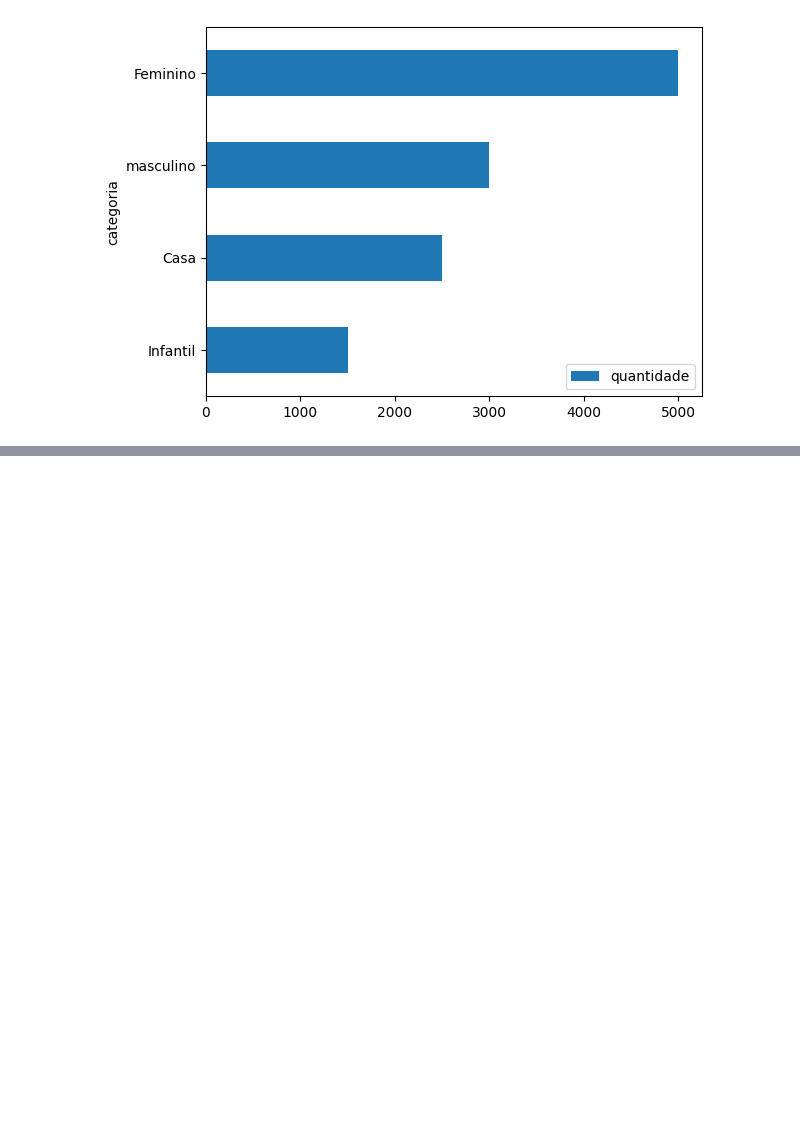
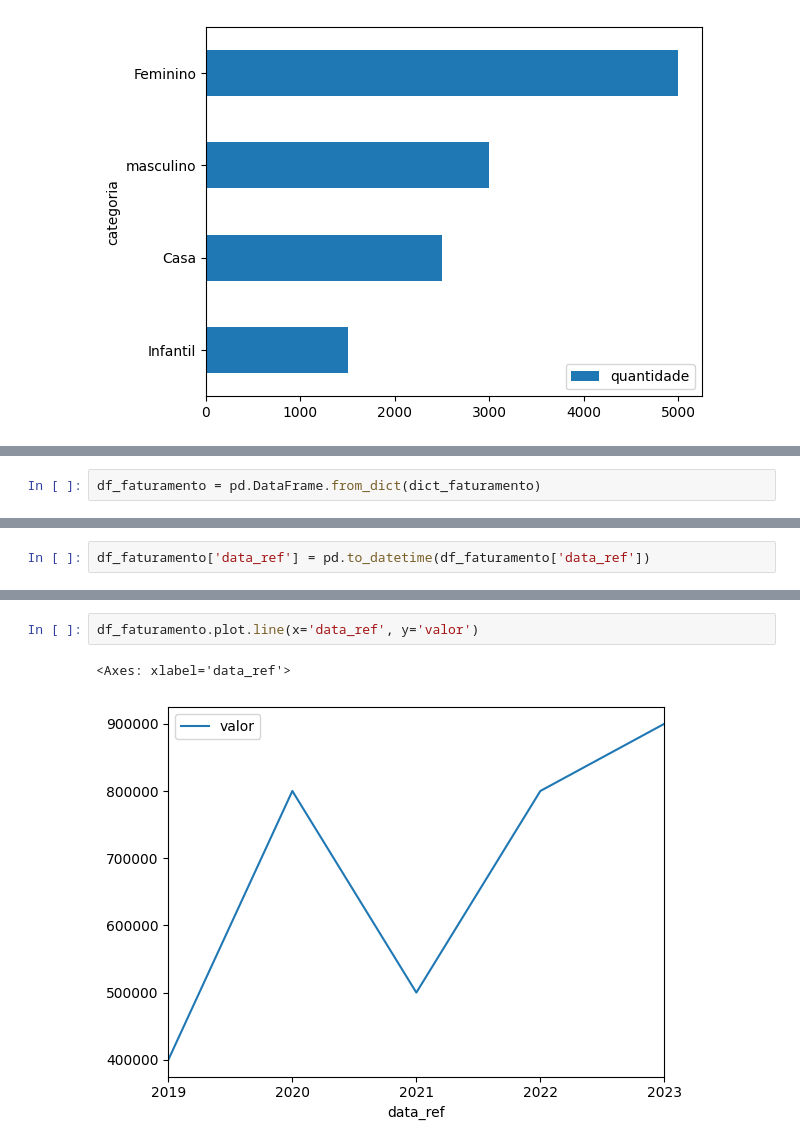
Before and after one commit to nagpaulo/estudos_estatistica_python, a Jupyter notebook: estatistica_devs.ipynb, the cells around one changed output, grey strips where cells are left out. Drawn from its saved outputs; the diff is of its cells as text; blank space fills up the shorter version.

```diff
--- a/estatistica_devs.ipynb
+++ b/estatistica_devs.ipynb
@@ -245,0 +276,2 @@ df_vendas.sort_values('quantidade').plot.barh(x='categoria', y='quantidade')
+# %%
+df_faturamento = pd.DataFrame.from_dict(dict_faturamento)
@@ -245,0 +299,2 @@ df_vendas.sort_values('quantidade').plot.barh(x='categoria', y='quantidade')
+# %%
+df_faturamento['data_ref'] = pd.to_datetime(df_faturamento['data_ref'])
@@ -245,0 +313,5 @@ df_vendas.sort_values('quantidade').plot.barh(x='categoria', y='quantidade')
+# %%
+df_faturamento.plot.line(x='data_ref', y='valor')
+# %% [output]
+<Axes: xlabel='data_ref'>
+[figure, added]
```
Also changed, not shown: parts of 8 cells of this notebook.
